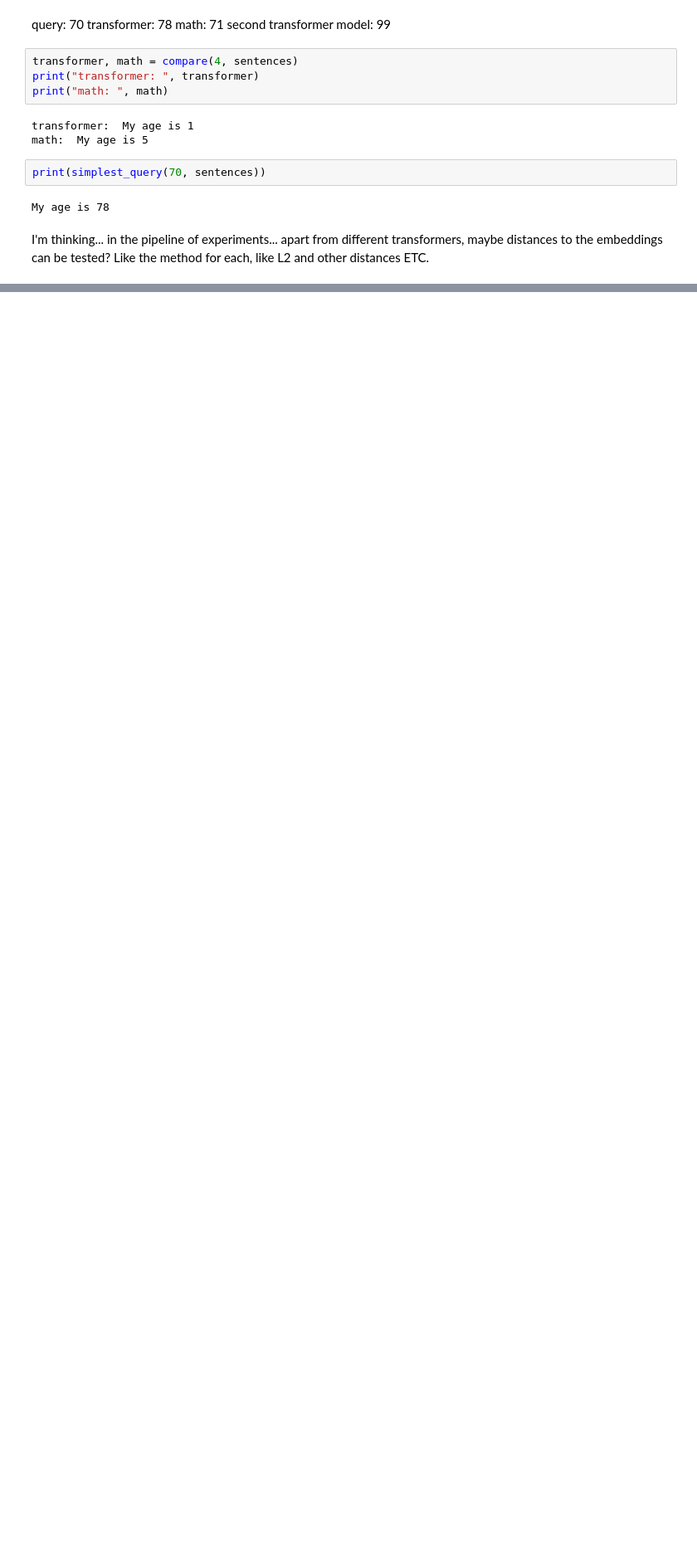
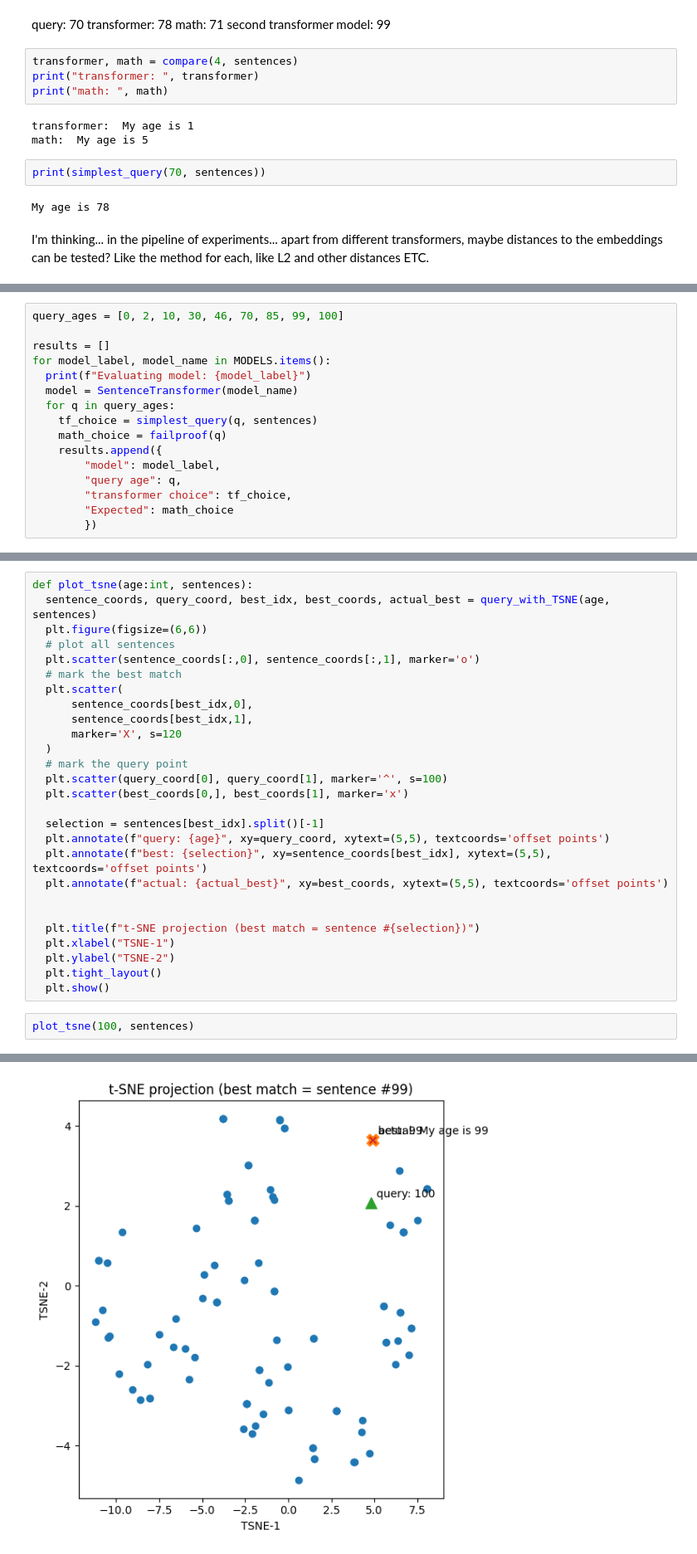
Before and after one commit to ricardoescu/NumberEncoding, a Jupyter notebook: main.ipynb, the cells around one changed output, grey strips where cells are left out. Shown: that part at 83% size. Drawn from its saved outputs; the diff is of its cells as text; blank space fills up the shorter version.

Commit message:
TSNE done. Accuracy check done. Scatter plot done.

```diff
--- a/main.ipynb
+++ b/main.ipynb
@@ -156,0 +162,16 @@ mpnet             9
+# %%
+query_ages = [0, 2, 10, 30, 46, 70, 85, 99, 100]
+
+results = []
+for model_label, model_name in MODELS.items():
+  print(f"Evaluating model: {model_label}")
+  model = SentenceTransformer(model_name)
+  for q in query_ages:
+    tf_choice = simplest_query(q, sentences)
+    math_choice = failproof(q)
+    results.append({
+        "model": model_label,
+        "query age": q,
+        "transformer choice": tf_choice,
+        "Expected": math_choice
+        })
@@ -156,0 +206,30 @@ mpnet             9
+# %%
+def plot_tsne(age:int, sentences):
+  sentence_coords, query_coord, best_idx, best_coords, actual_best = query_with_TSNE(age, sentences)
+  plt.figure(figsize=(6,6))
+  # plot all sentences
+  plt.scatter(sentence_coords[:,0], sentence_coords[:,1], marker='o')
+  # mark the best match
+  plt.scatter(
+      sentence_coords[best_idx,0],
+      sentence_coords[best_idx,1],
+      marker='X', s=120
+  )
+  # mark the query point
+  plt.scatter(query_coord[0], query_coord[1], marker='^', s=100)
+  plt.scatter(best_coords[0,], best_coords[1], marker='x')
+
+  selection = sentences[best_idx].split()[-1]
+  plt.annotate(f"query: {age}", xy=query_coord, xytext=(5,5), textcoords='offset points')
+  plt.annotate(f"best: {selection}", xy=sentence_coords[best_idx], xytext=(5,5), textcoords='offset points')
+  plt.annotate(f"actual: {actual_best}", xy=best_coords, xytext=(5,5), textcoords='offset points')
+
+
+  plt.title(f"t-SNE projection (best match = sentence #{selection})")
+  plt.xlabel("TSNE-1")
+  plt.ylabel("TSNE-2")
+  plt.tight_layout()
+  plt.show()
+# %%
+plot_tsne(100, sentences)
+# %% [output]
@@ -156,0 +238 @@ mpnet             9
+[figure, added]
```
Also changed, not shown: parts of 14 cells of this notebook.
